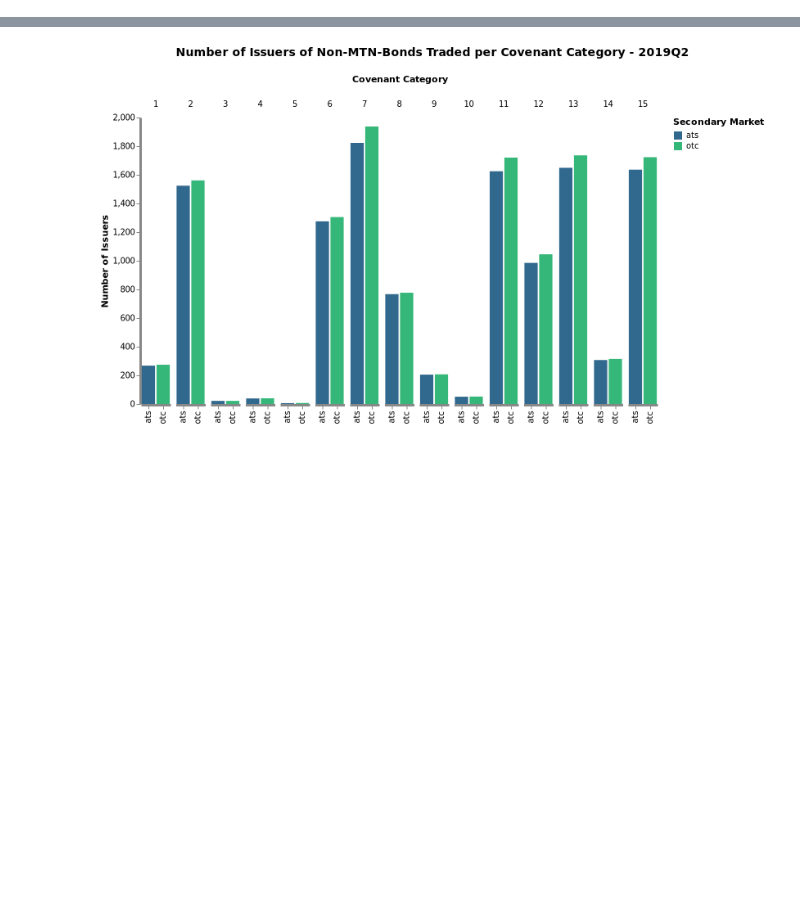
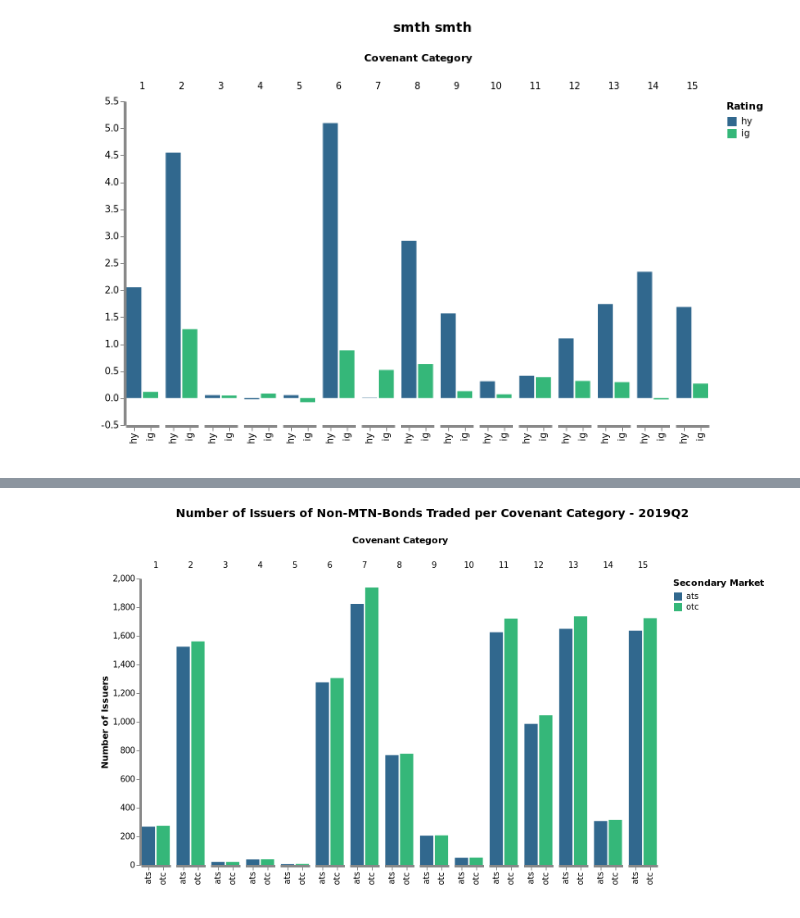
Before and after one commit to acbezerra/bond-data, a Jupyter notebook: notebooks/plots.ipynb, the cells around one changed output, grey strips where cells are left out. Saved outputs shown, nothing was run; the diff lists cells and outputs as text; code cells hidden in the pictures; blank space fills up the shorter version.

```diff
--- a/notebooks/plots.ipynb
+++ b/notebooks/plots.ipynb
@@ -106,0 +96,5 @@ WARNING: replacing module PlotMod.
+# %%
+include(string(joinpath(module_path, "plot_module"), ".jl"))
+stats_var = :issuers
+rt_tt = PlotMod.get_ats_otc_diffs_by_rt(scc, stats_var)
+first(rt_tt, 10)
@@ -106,0 +178,67 @@ WARNING: replacing module PlotMod.
+# %%
+color_scale="viridis"
+cal_formula=""
+cal_var=""
+col_var="cov_cat"
+col_var_type="ordinal"
+col_title="Covenant Category"
+col_sort="ascending"
+x_var="sbm:n"
+x_var_type="nominal"
+x_axis_title=" "
+width_step=18
+legend_title="Secondary Market"
+spacing=4.5
+height=350
+save_plt=true
+plt_type = "cov_cat"
+file_ext="png"
+
+y_var="perc_diff"
+y_axis_title="% Diff in the Number of Issuers"
+# title=["ATS v.s. OTC % Difference in Rating- Contingent Number of Non-MTN-Bond Issuers" ,
+#        " by Number of Covenant Categories per Bond"]
+# if :period in Symbol.(names(tt))
+#     title[end] = string(title[end], " - ", tt[1, :period])
+# end
+
+
+x_var="rt:n"
+x_var_type="nominal"
+legend_title="Rating"
+
+# rt_tt[:, "sbm2"] .= uppercase.(string.(rt_tt[:, :sbm]))
+# row_var="sbm2"
+# y_var = "perc_sbm_total"
+col_var = "cov_cat"
+# row_var_type="ordinal"
+# row_var_title="Covenant Categories"
+y_axis_title=""
+title = ["smth smth"]
+save_plt = false
+
+tmp = rt_tt[rt_tt[:, :sbm].==:otc, [x for x in names(rt_tt) if x != "variable"]]
+p = PlotMod.sbm_vega_plt(tmp, col_var, x_var, y_var;
+                         col_var_type=col_var_type,
+                         col_title=col_title,
+                         col_sort=col_sort,
+                         x_var_type=x_var_type,
+                         x_axis_title=x_axis_title,
+                         y_axis_title=y_axis_title,
+                         legend_title=legend_title,
+                         color_scale=color_scale,
+                         title=title,
+                         spacing=spacing,
+                         width_step=width_step,
+                         height=height,
+                         save_plt=save_plt)
+#     ,
+#                          plt_type=plt_type,
+#                          stats_var=stats_var)
+
+
+
+# include(string(scripts_path, "/", "single_vega_plt_script.jl"))
+# push!(pl, p)
+# %% [output]
+[figure, added]
```
Also changed, not shown: parts of 28 cells of this notebook, 39 other files.
